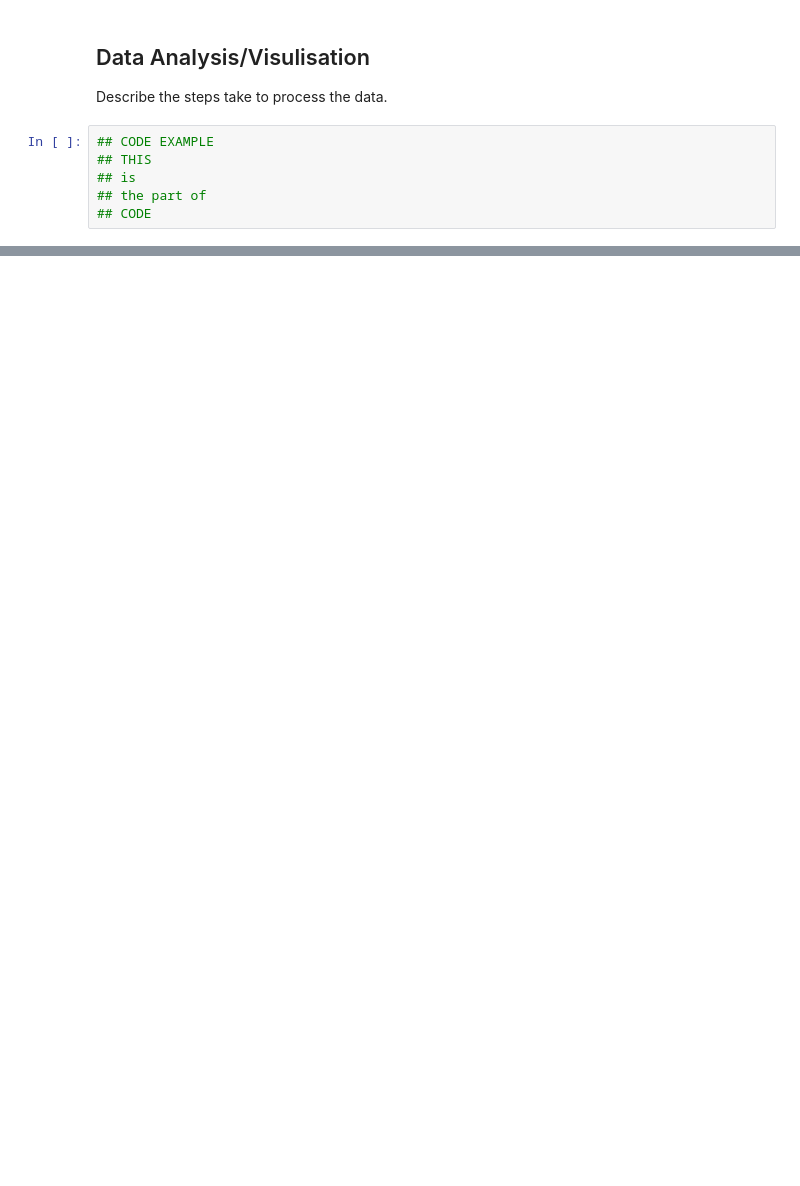
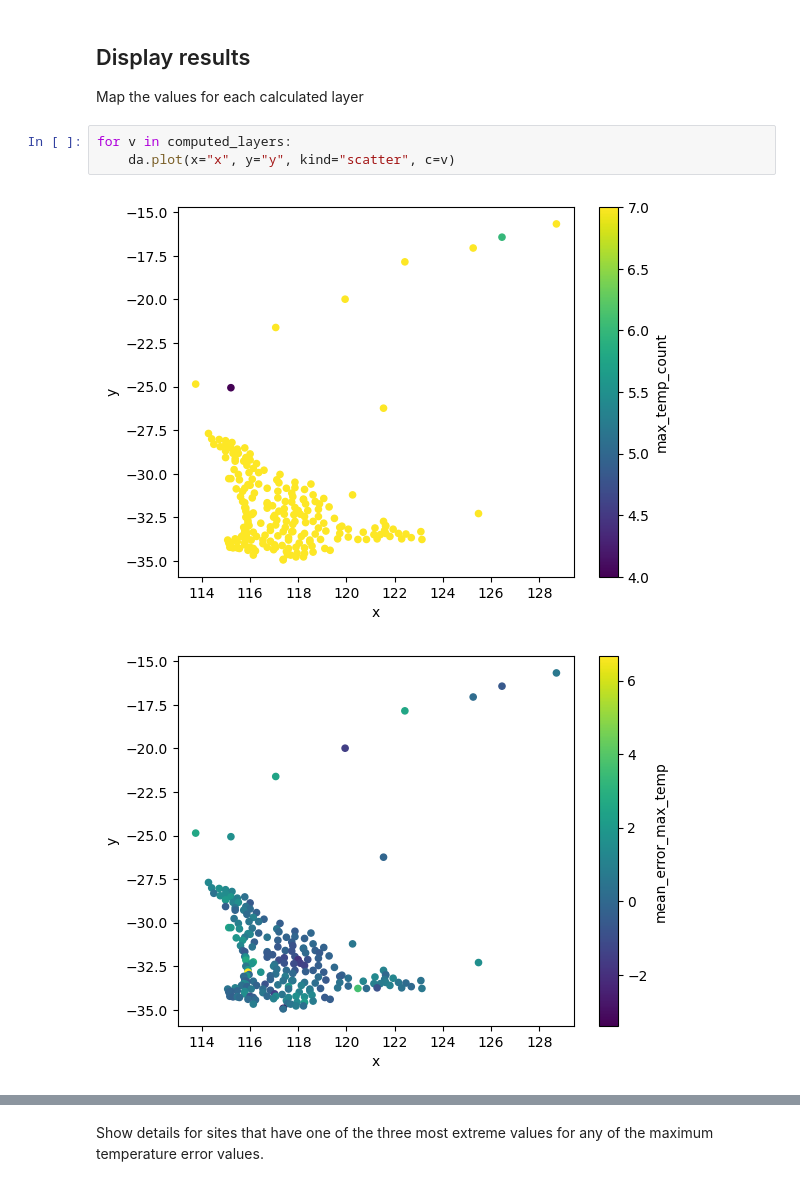
Before and after one commit to aus-plant-phenomics-network/mccn-case-studies, a Jupyter notebook: Case 4/MCCN-CASE 4.ipynb, the cells around one changed output, grey strips where cells are left out. Saved outputs shown, nothing was run; the diff lists cells and outputs as text; blank space fills up the shorter version.

```diff
--- a/Case 4/MCCN-CASE 4.ipynb
+++ b/Case 4/MCCN-CASE 4.ipynb
@@ -42,9 +319,9 @@ Describe the steps take to process the data.
 # %% [markdown]
-## Data Analysis/Visulisation
-Describe the steps take to process the data.
+## Display results
+Map the values for each calculated layer
 # %%
-## CODE EXAMPLE
-## THIS
-## is
-## the part of
-## CODE
+for v in computed_layers:
+    da.plot(x="x", y="y", kind="scatter", c=v)
+# %% [output]
+[figure, added]
+[figure, added]
@@ -50,0 +336,2 @@ Describe the steps take to process the data.
+# %% [markdown]
+Show details for sites that have one of the three most extreme values for any of the maximum temperature error values.
```
Also changed, not shown: parts of 26 cells of this notebook, 31 other files.
